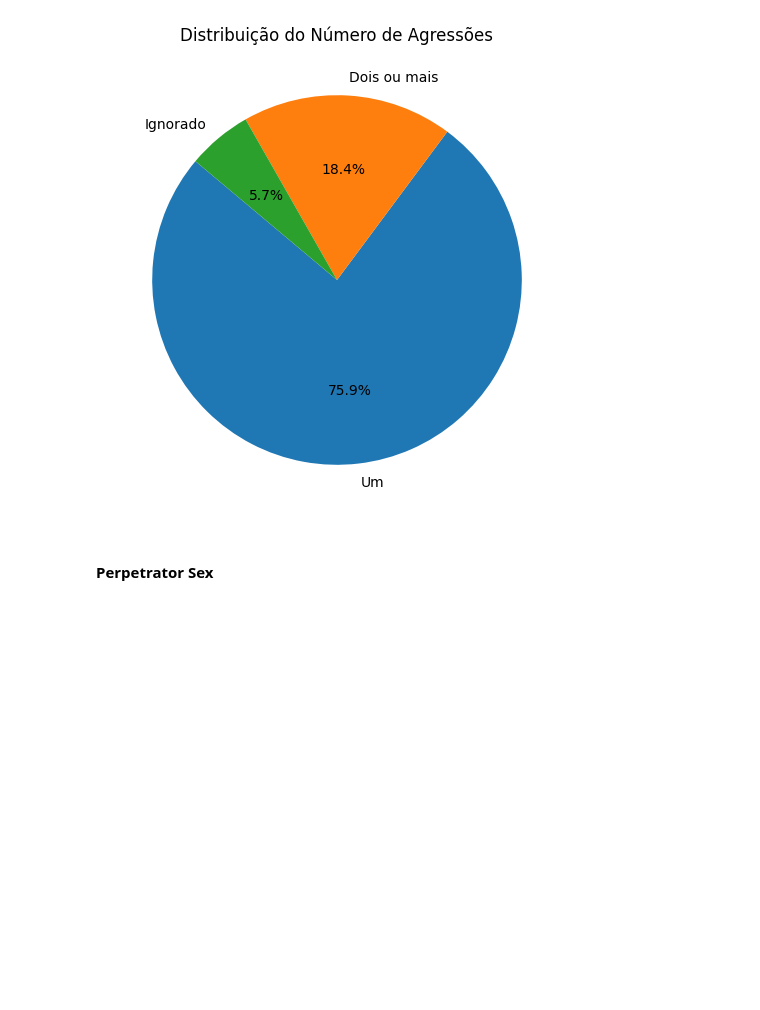
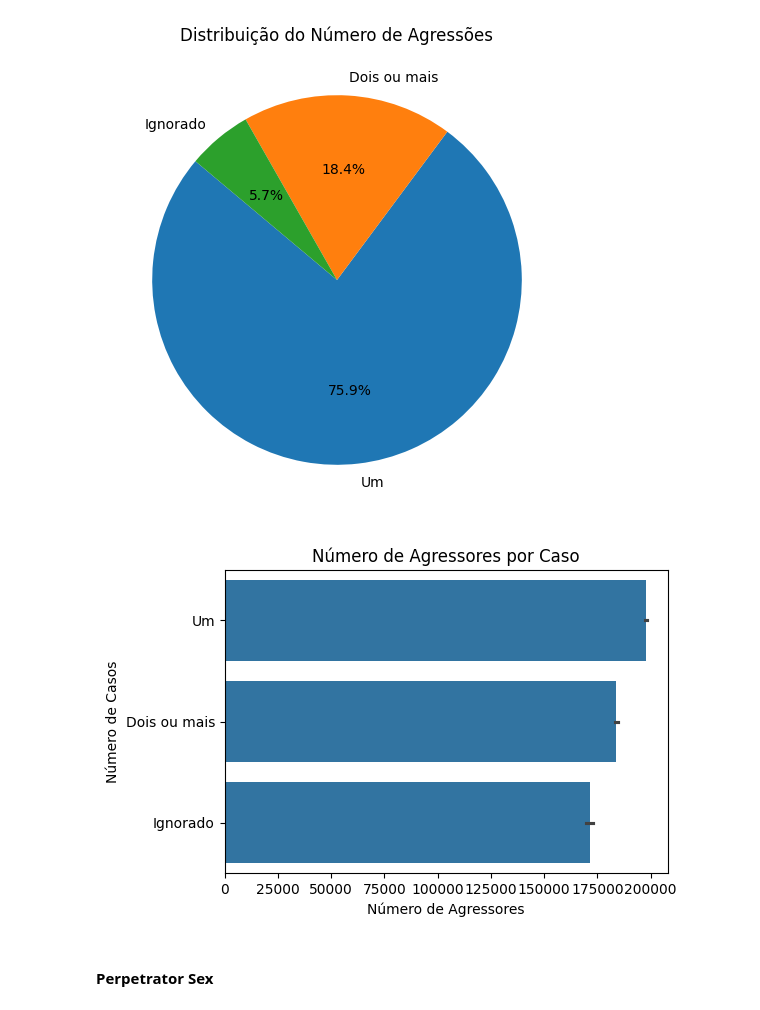
Before and after one commit to gribeiros/TCC-MBA, a Jupyter notebook: notebooks/main_violencia_mulheres_ses.ipynb, the cells around one changed output. Saved outputs shown, nothing was run; the diff lists cells and outputs as text; code cells hidden in the pictures; blank space fills up the shorter version.

```diff
--- a/notebooks/main_violencia_mulheres_ses.ipynb
+++ b/notebooks/main_violencia_mulheres_ses.ipynb
@@ -392,6 +430,16 @@ plt.title('Distribuição do Número de Agressões')
 plt.show()
 # %% [output]
 [figure]
+# %%
+plt.figure(figsize=(6, 4))
+sns.barplot(x=main['num_perpetrators'].index, y=main['num_perpetrators'].values)
+plt.title('Número de Agressores por Caso')
+plt.xlabel('Número de Agressores')
+plt.ylabel('Número de Casos')
+plt.tight_layout()
+plt.show()
+# %% [output]
+[figure, added]
 # %% [markdown]
 #### Perpetrator Sex
 # %%
```
Also changed, not shown: parts of 13 cells of this notebook.
